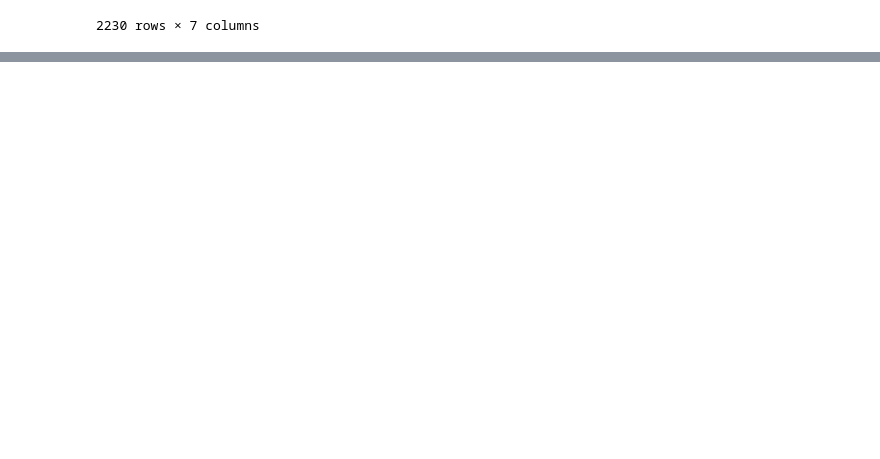
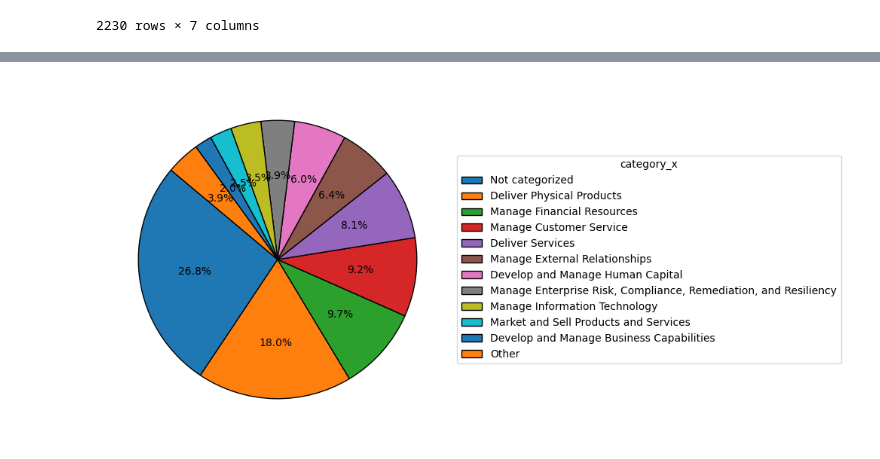
Before and after one commit to a-rebmann/llms4pm, a Jupyter notebook: dataset_exploration.ipynb, the cells around one changed output, grey strips where cells are left out. Drawn from its saved outputs; the diff is of its cells as text; code cells hidden in the pictures; blank space fills up the shorter version.

Commit message:
add categories

```diff
--- a/dataset_exploration.ipynb
+++ b/dataset_exploration.ipynb
@@ -256,3 +256,7 @@ merged_df[(merged_df["category_x"]=="Not categorized") & (merged_df["category_y"
 | 15878 | 1dc80ded00734ddcb1ef30cc41a57d8d | Personal activities | ['Drink coffee', 'Start coffee ma... | Not categorized | Personal activities | ['Drive home', 'Eat sandwiches', ... | ... |
 | 15882 | 1dd1835724df4a3bafff876ea3ae73ae | New Process | ['submit the online form', 'fill ... | Not categorized | New Process | ['fill in an online form', 'submi... | ... |
 2230 rows × 7 columns
+# %%
+test_df_with_categories = pd.merge(test_df, merged_df, on='model_id', how='inner')
+train_df_with_categories = pd.merge(train_df, merged_df, on='model_id', how='inner')
+val_df_with_categories = pd.merge(val_df, merged_df, on='model_id', how='inner')
@@ -258,0 +279,4 @@ merged_df[(merged_df["category_x"]=="Not categorized") & (merged_df["category_y"
+# %%
+plot_pie_chart(test_df_with_categories, 'category_x')
+# %% [output]
+[figure, added]
```
Also changed, not shown: parts of 4 cells of this notebook.
